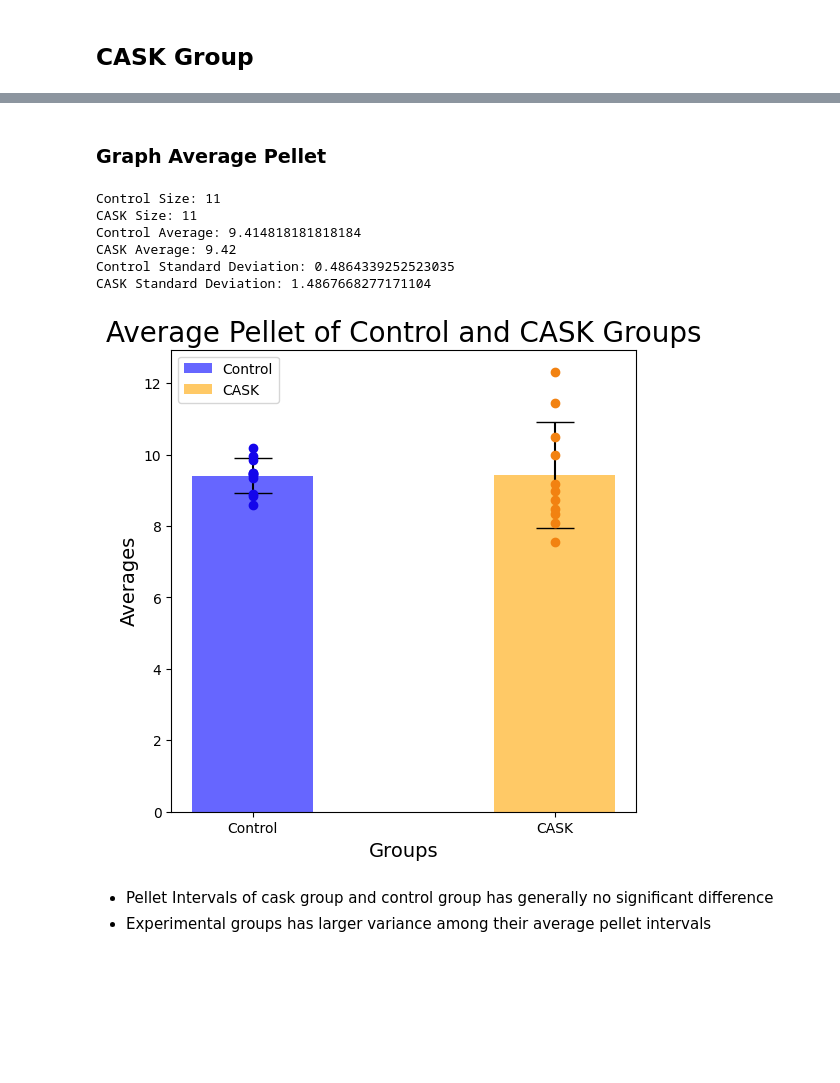
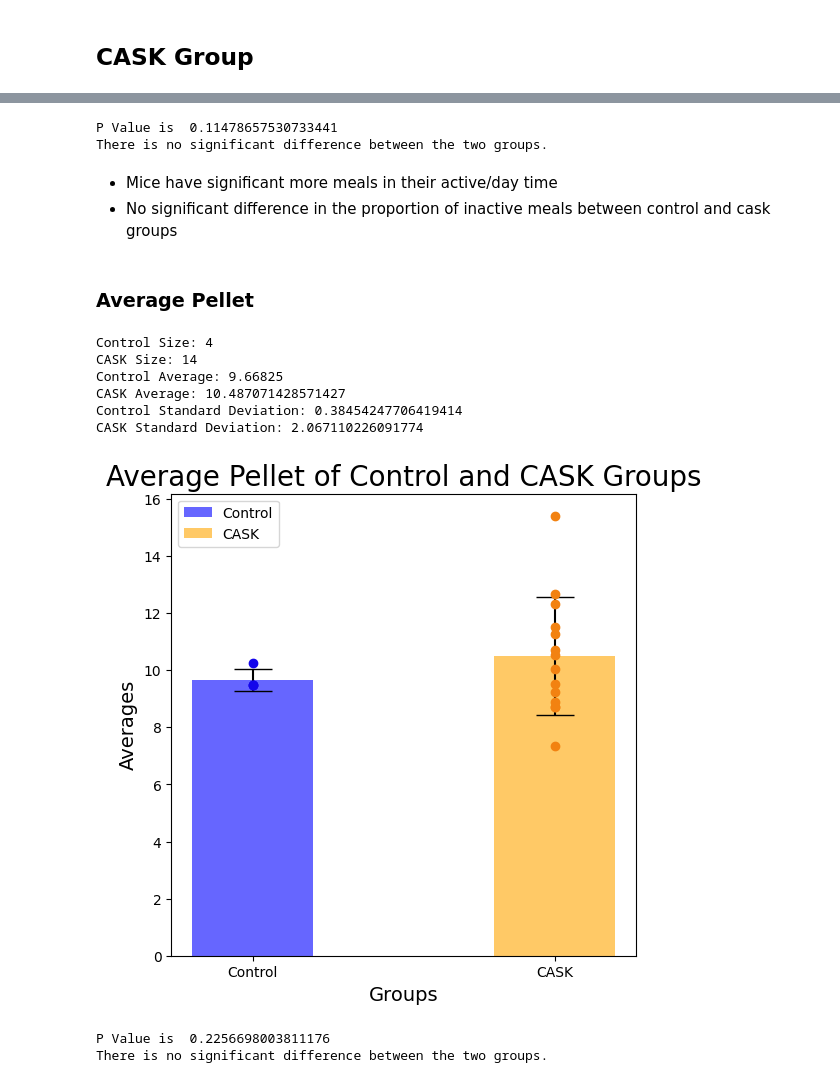
Before and after one commit to ftlabucsd/FEDUPP, a Jupyter notebook: CASK/CASK FR1 meal.ipynb, the cells around one changed output, grey strips where cells are left out. Cells and saved outputs as stored; diff of their text form; code cells hidden in the pictures; blank space fills up the shorter version.

```diff
--- a/CASK/CASK FR1 meal.ipynb
+++ b/CASK/CASK FR1 meal.ipynb
@@ -91,15 +133,25 @@ There is no significant difference between the two groups.
+# %%
+invs.perform_T_test(ctrl_dark_meals, cask_dark_meals, test_side='less')
+# %% [output]
+P Value is  0.11478657530733441
+There is no significant difference between the two groups.
+# %% [markdown]
+* Mice have significant more meals in their active/day time
+* No significant difference in the proportion of inactive meals between control and cask groups
 # %% [markdown]
-### Graph Average Pellet
+### Average Pellet
-# %%
-ml.graph_average_pellet(ctrl_pellet_avg, cask_pellet_avg, exp_name='CASK')
-# %% [output]
-Control Size: 11
-CASK Size: 11
-Control Average: 9.414818181818184
-CASK Average: 9.42
-Control Standard Deviation: 0.4864339252523035
-CASK Standard Deviation: 1.4867668277171104
-[figure, removed]
-# %% [markdown]
-* Pellet Intervals of cask group and control group has generally no significant difference
-* Experimental groups has larger variance among their average pellet intervals
+# %%
+ml.graph_group_stats(ctrl_avg_pellet, cask_avg_pellet, stats_name='Average Pellet', exp_name='CASK')
+# %% [output]
+Control Size: 4
+CASK Size: 14
+Control Average: 9.66825
+CASK Average: 10.487071428571427
+Control Standard Deviation: 0.38454247706419414
+CASK Standard Deviation: 2.067110226091774
+[figure, added]
+# %%
+invs.perform_T_test(ctrl_avg_pellet, cask_avg_pellet, test_side='greater')
+# %% [output]
+P Value is  0.2256698003811176
+There is no significant difference between the two groups.
```
Also changed, not shown: parts of 21 cells of this notebook, 16 other files.
